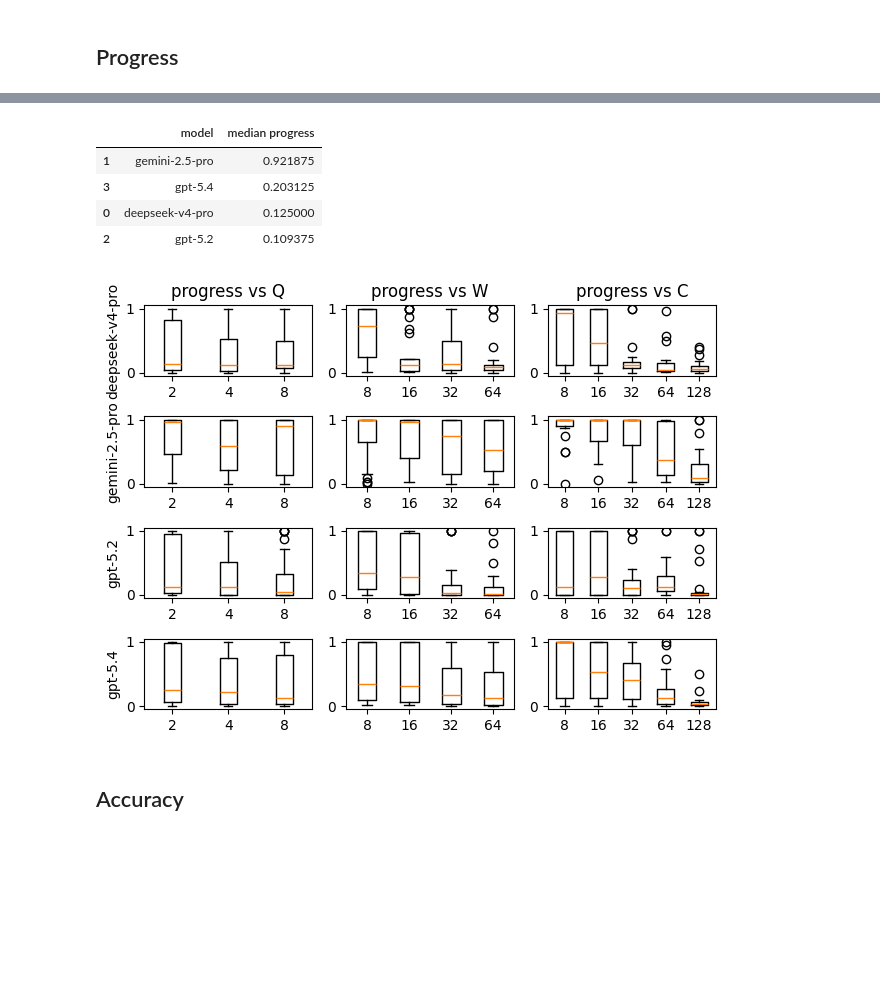
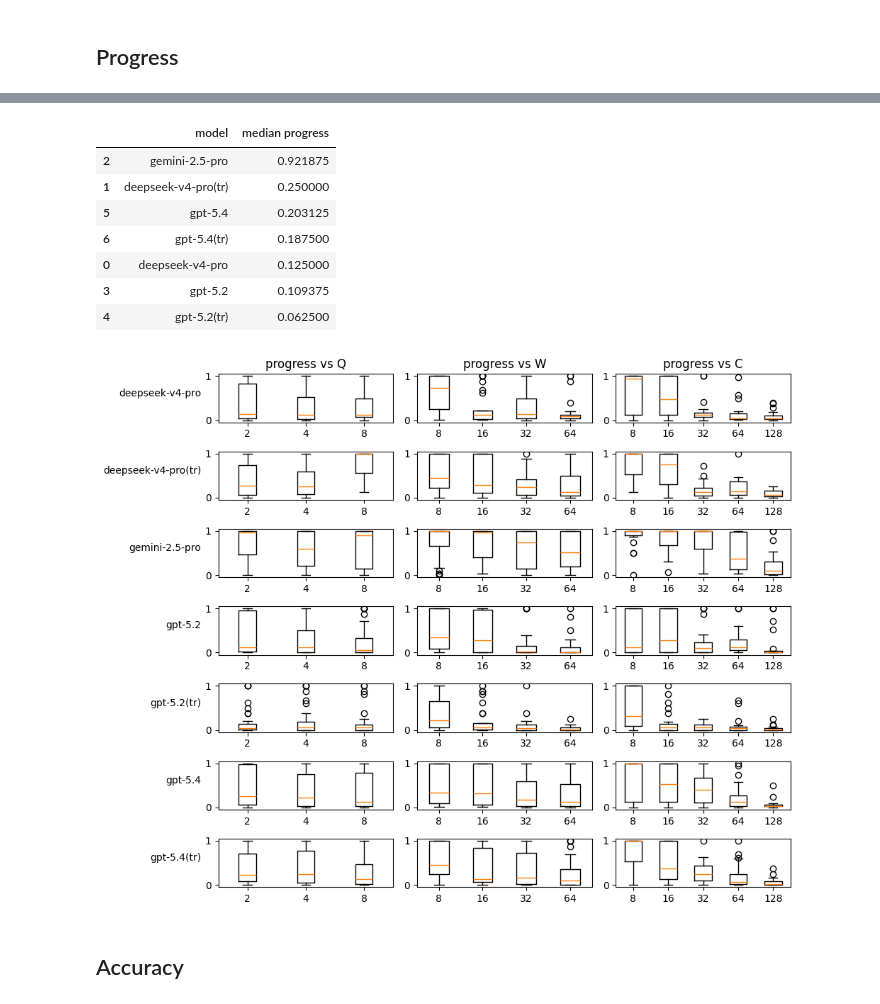
Before and after one commit to PUC-Behring-Institute-for-AI/umllm, a Jupyter notebook: evaluations/plot.ipynb, the cells around one changed output, grey strips where cells are left out. Cells and saved outputs as stored; diff of their text form; code cells hidden in the pictures; blank space fills up the shorter version.

```diff
--- a/evaluations/plot.ipynb
+++ b/evaluations/plot.ipynb
@@ -25,6 +25,11 @@ itables.show(MACHINES)
 # %%
 # last updated: 2026-06-05
 PRICING = {
+    # https://platform.claude.com/docs/en/about-claude/pricing
+    'anthropic': {
+        'claude-opus-4-8': (5./1e6, 25./1e6),
+        'claude-opus-4-7': (5./1e6, 25./1e6),
+    },
     # https://api-docs.deepseek.com/quick_start/pricing/
     'deepseek': {
         'deepseek-v4-pro':   (.435/1e6, .87/1e6),
@@ -32,9 +37,10 @@ PRICING = {
     },
     # https://ai.google.dev/gemini-api/docs/pricing
     'google-genai': {
-        'gemini-2.5-pro': (2.5/1e6, 15./1e6),
+        'gemini-3.1-pro-preview': (4./1e6, 18./1e6),
+        'gemini-2.5-pro':         (2.5/1e6, 15./1e6),
     },
-    # https://developers.openai.com/api/docs/models/gpt-5.4
+    # https://developers.openai.com/api/docs/pricing
     'openai': {
         'gpt-5.5':      (5.0/1e6,  30./1e6),
         'gpt-5.4':      (2.5/1e6,  15./1e6),
@@ -49,10 +55,12 @@ def cost(provider, model, input_tokens, output_tokens):
     except KeyError as err:
         return 0.
 # %%
-def load(runs):
+def load(runs, skip=lambda x: False):
     for path in runs:
         with open(path, 'rt', encoding='utf-8') as fp:
             t = json.load(fp)
+            if skip(t):
+                continue
             yield {
                 #'path': str(path),
                 'D': t['digest'],
@@ -61,11 +69,11 @@ def load(runs):
                 'W': t['work_length'],
                 'C': t['cycles_until_halt'],
                 'provider': t['provider'],
-                'model': t['model'],
+                'model': t['model'] + ('' if t['truncate'] is None else '(tr)'),
                 #'prompt': t['prompt'],
                 #'temperature': t['temperature'],
                 #'seed': t['seed'],
-                #'truncate': f'yes({t["truncate"]})' if t['truncate'] is not None else 'no',
+                'truncate': f'yes({t["truncate"]})' if t['truncate'] is not None else 'no',
                 'cycles': t['cycles'],
                 'progress': t['cycles'] / t['cycles_until_halt'],
                 'error': bool(t['error']),
@@ -80,7 +88,8 @@ def load(runs):
 # %%
 OUTPUT_DIRS = ['runs']
 OUTPUT = list(itertools.chain(*map(lambda x: pathlib.Path(x).glob('*.json'), OUTPUT_DIRS)))
-RUNS = pandas.DataFrame(list(load(OUTPUT)))
+SKIP = lambda t: t['model'] in ('claude-opus-4-8', 'gpt-5.5')
+RUNS = pandas.DataFrame(list(load(OUTPUT, SKIP)))
 RUNS_SUM = RUNS[['error', 'halted']].sum().to_frame(name='sum')
 RUNS_COST = RUNS[['cost']].sum().to_frame(name='$')
 display(RUNS_SUM)
@@ -139,28 +150,31 @@ plt.show()
 pandas.DataFrame({'model': k, 'median progress': v['progress'].median()} for k, v in RUNS_PER_MODEL.items()).sort_values(by=['median progress'], ascending=False)
 # %% [output]
 |  | model | median progress |
-| 1 | gemini-2.5-pro | 0.921875 |
-| 3 | gpt-5.4 | 0.203125 |
+| 2 | gemini-2.5-pro | 0.921875 |
+| 1 | deepseek-v4-pro(tr) | 0.250000 |
+| 5 | gpt-5.4 | 0.203125 |
+| 6 | gpt-5.4(tr) | 0.187500 |
 | 0 | deepseek-v4-pro | 0.125000 |
-| 2 | gpt-5.2 | 0.109375 |
+| 3 | gpt-5.2 | 0.109375 |
+| 4 | gpt-5.2(tr) | 0.062500 |
 # %%
-fig = plt.figure()
+fig = plt.figure(figsize=(10,8))
 nrows, ncols = len(RUNS_PER_MODEL), 3
 for i, (k, t) in enumerate(RUNS_PER_MODEL.items()):
     axQ = fig.add_subplot(nrows, ncols, i * ncols + 1)
     axQ.boxplot([t[t['Q'] == n]['progress'] for n in CFG_Qs], tick_labels=CFG_Qs)
     axW = fig.add_subplot(nrows, ncols, i * ncols + 2)
     axW.boxplot([t[t['W'] == n]['progress'] for n in CFG_Ws], tick_labels=CFG_Ws)
     axC = fig.add_subplot(nrows, ncols, i * ncols + 3)
     axC.boxplot([t[t['C'] == n]['progress'] for n in CFG_Cs], tick_labels=CFG_Cs)
     if i == 0:
         axQ.set_title('progress vs Q')
         axW.set_title('progress vs W')
         axC.set_title('progress vs C')
-    axQ.set_ylabel(k)
+    axQ.set_ylabel(k, rotation=0, ha='right')
 fig.tight_layout()
 # %% [output]
-[figure, old version]
+[figure, new version]
 # %% [markdown]
 ## Accuracy
 # %%
```
Also changed, not shown: parts of 10 cells of this notebook, 3 other files.
